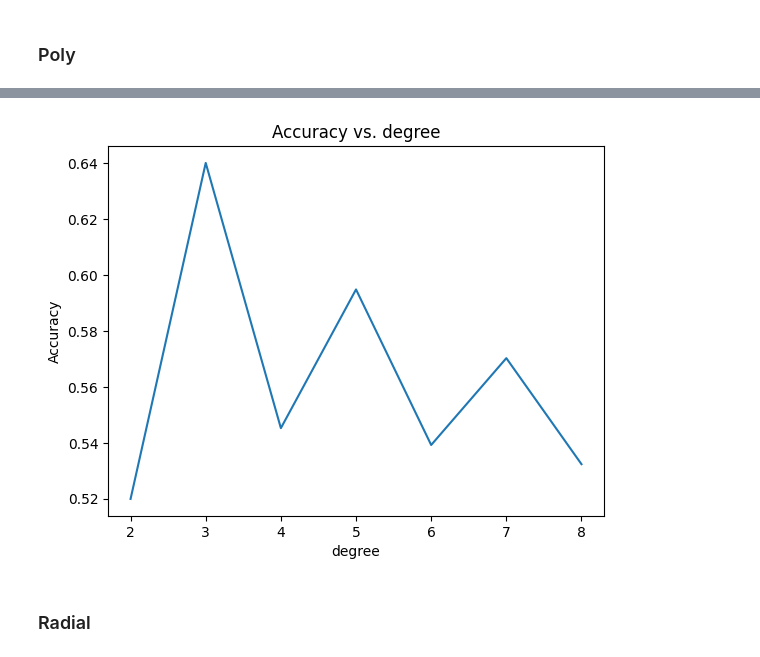
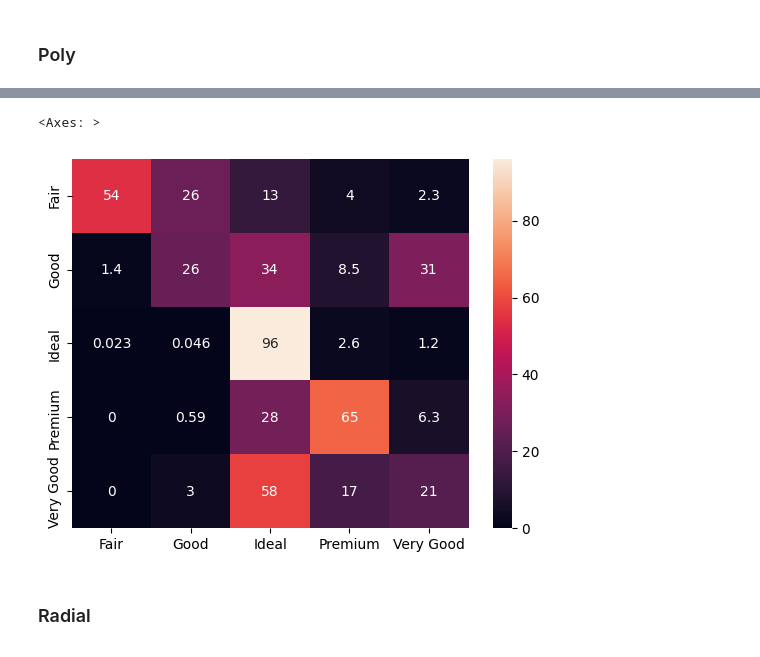
Before and after one commit to wortcook/UMKC, a Jupyter notebook: Fall2024/CS5530-0005/hw3/Thomas_Jones_CS5530_0005_HW_3_Supervised_Learning.ipynb, the cells around one changed output, grey strips where cells are left out. Drawn from its saved outputs; the diff is of its cells as text; code cells hidden in the pictures.

```diff
--- a/Fall2024/CS5530-0005/hw3/Thomas_Jones_CS5530_0005_HW_3_Supervised_Learning.ipynb
+++ b/Fall2024/CS5530-0005/hw3/Thomas_Jones_CS5530_0005_HW_3_Supervised_Learning.ipynb
@@ -262,27 +298,48 @@ weighted avg       0.66      0.67      0.64     10778
 # %% [markdown]
 ### Poly
 # %%
-pc_accuracies = []
-for degree in [2, 3, 4, 5, 6, 7, 8]:
-  cut_model = SVC(kernel='poly', C=1, degree=degree) #create the model
-  cut_model.fit(data_train, cut_train) #train the model
-  cut_predictions = cut_model.predict(data_test) #test the model
+#Code used to evaluate the polynomial kernel
+#Uncomment to run
+# Note: C was not evaluated over a range of values, due to the time it takes to run
+# pc_accuracies = []
+# for degree in [2, 3, 4, 5, 6, 7, 8]:
+#   cut_model = SVC(kernel='poly', C=1, degree=degree) #create the model
+#   cut_model.fit(data_train, cut_train) #train the model
+#   cut_predictions = cut_model.predict(data_test) #test the model
 
-  #Get metrics
-  cut_accuracy = metrics.accuracy_score(cut_test, cut_predictions)
-  cut_cm = metrics.confusion_matrix(cut_test, cut_predictions)
-  cut_report = metrics.classification_report(cut_test, cut_predictions)
+#   #Get metrics
+#   cut_accuracy = metrics.accuracy_score(cut_test, cut_predictions)
+#   cut_cm = metrics.confusion_matrix(cut_test, cut_predictions)
+#   cut_report = metrics.classification_report(cut_test, cut_predictions)
 
-  #Print metrics
-  print('Accuracy: ', cut_accuracy)
-  print('Confusion Matrix: \n', cut_cm)
-  print('Classification Report: \n', cut_report)
-  pc_accuracies.append(cut_accuracy)
+#   #Print metrics
+#   print('Accuracy: ', cut_accuracy)
+#   print('Confusion Matrix: \n', cut_cm)
+#   print('Classification Report: \n', cut_report)
+#   pc_accuracies.append(cut_accuracy)
 
-#Plot the accuracies vs C values
-plt.plot([2, 3, 4, 5, 6, 7, 8], pc_accuracies)
-plt.xlabel('degree')
-plt.ylabel('Accuracy')
-plt.title('Accuracy vs. degree')
-plt.show()
+# #Plot the accuracies vs C values
+# plt.plot([2, 3, 4, 5, 6, 7, 8], pc_accuracies)
+# plt.xlabel('degree')
+# plt.ylabel('Accuracy')
+# plt.title('Accuracy vs. degree')
+# plt.show()
+
+#Best kernel from previous runs, using 3
+cut_model = SVC(kernel='poly', C=1, degree=3) #create the model
+cut_model.fit(data_train, cut_train) #train the model
+cut_predictions = cut_model.predict(data_test) #test the model
+
+#Get metrics
+cut_accuracy = metrics.accuracy_score(cut_test, cut_predictions)
+cut_cm = metrics.confusion_matrix(cut_test, cut_predictions)
+cut_cm_normalized = metrics.confusion_matrix(cut_test, cut_predictions, normalize='true')*100
+cut_report = metrics.classification_report(cut_test, cut_predictions)
+
+#Print metrics
+print('Accuracy: ', cut_accuracy)
+print('Confusion Matrix: \n', cut_cm)
+print('Classification Report: \n', cut_report)
+
+sns.heatmap(cut_cm_normalized, annot=True, xticklabels=cut_model.classes_, yticklabels=cut_model.classes_)
 # %% [output]
@@ -306,4 +365,5 @@ weighted avg       0.59      0.53      0.47     10778
+<Axes: >
-[figure, old version]
+[figure, new version]
 # %% [markdown]
 ### Radial
 # %%
```
Also changed, not shown: parts of 8 cells of this notebook, 3 other files.
